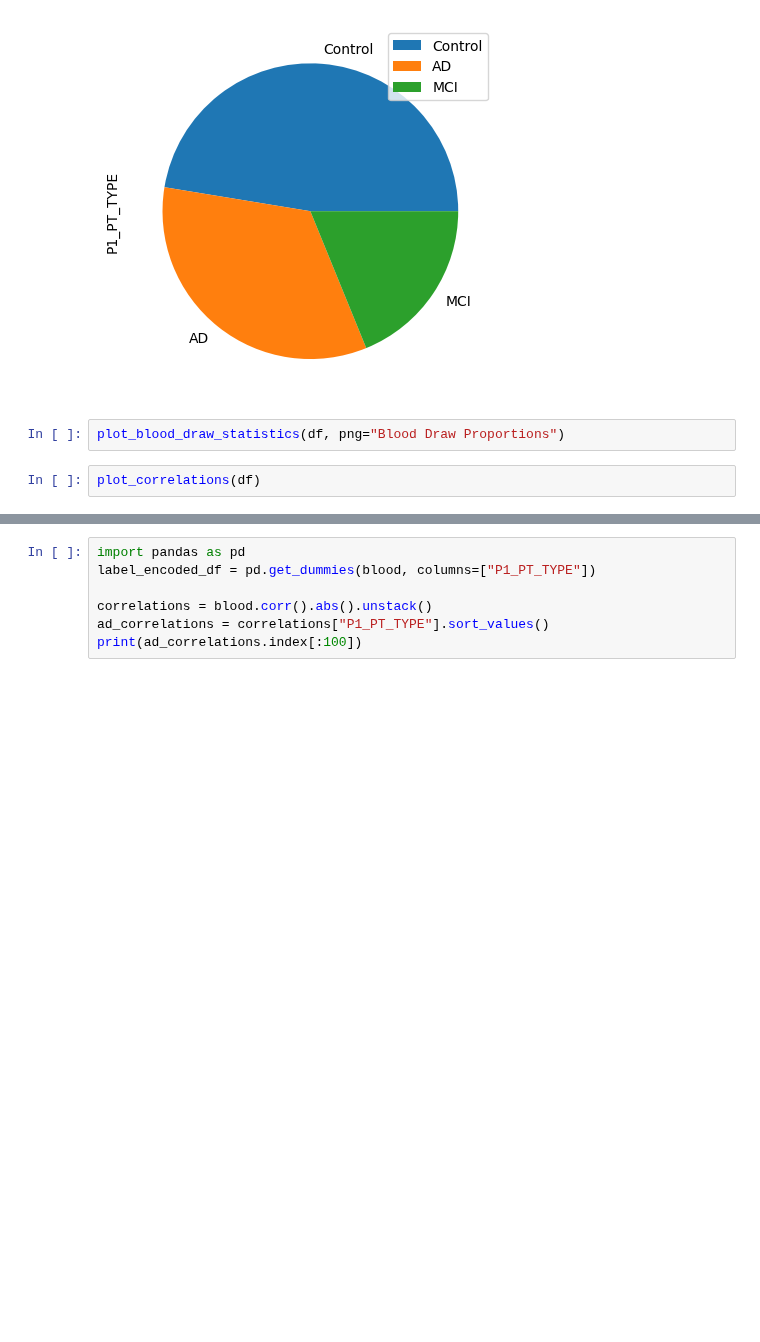
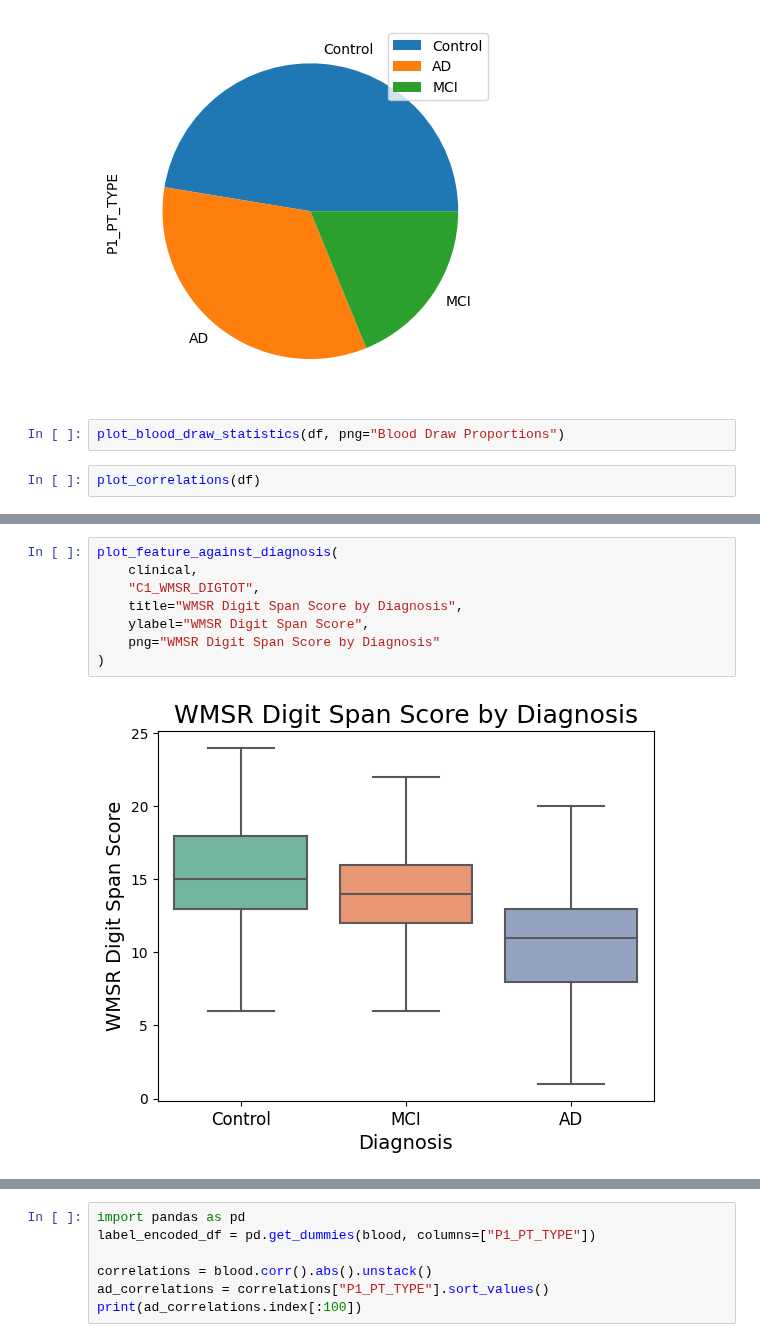
Before and after one commit to anusha1207/TARCC-Alzheimers, a Jupyter notebook: main.ipynb, the cells around one changed output, grey strips where cells are left out. Cells and saved outputs as stored; diff of their text form; blank space fills up the shorter version.

```diff
--- a/main.ipynb
+++ b/main.ipynb
@@ -20,0 +42,10 @@ plot_correlations(df)
+# %%
+plot_feature_against_diagnosis(
+    clinical,
+    "C1_WMSR_DIGTOT",
+    title="WMSR Digit Span Score by Diagnosis",
+    ylabel="WMSR Digit Span Score",
+    png="WMSR Digit Span Score by Diagnosis"
+)
+# %% [output]
+[figure, added]
```
Also changed, not shown: parts of 6 cells of this notebook, 1 other file.
